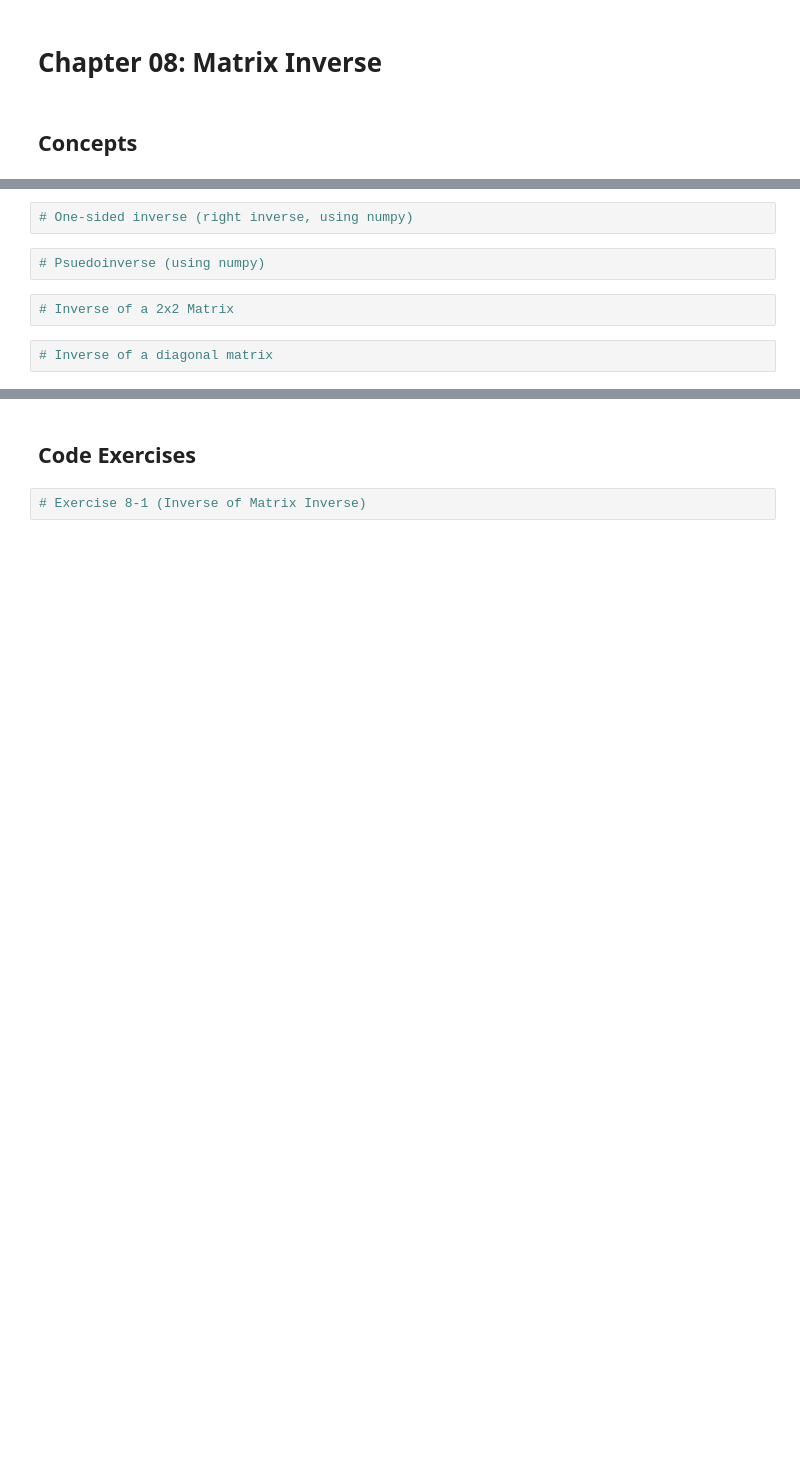
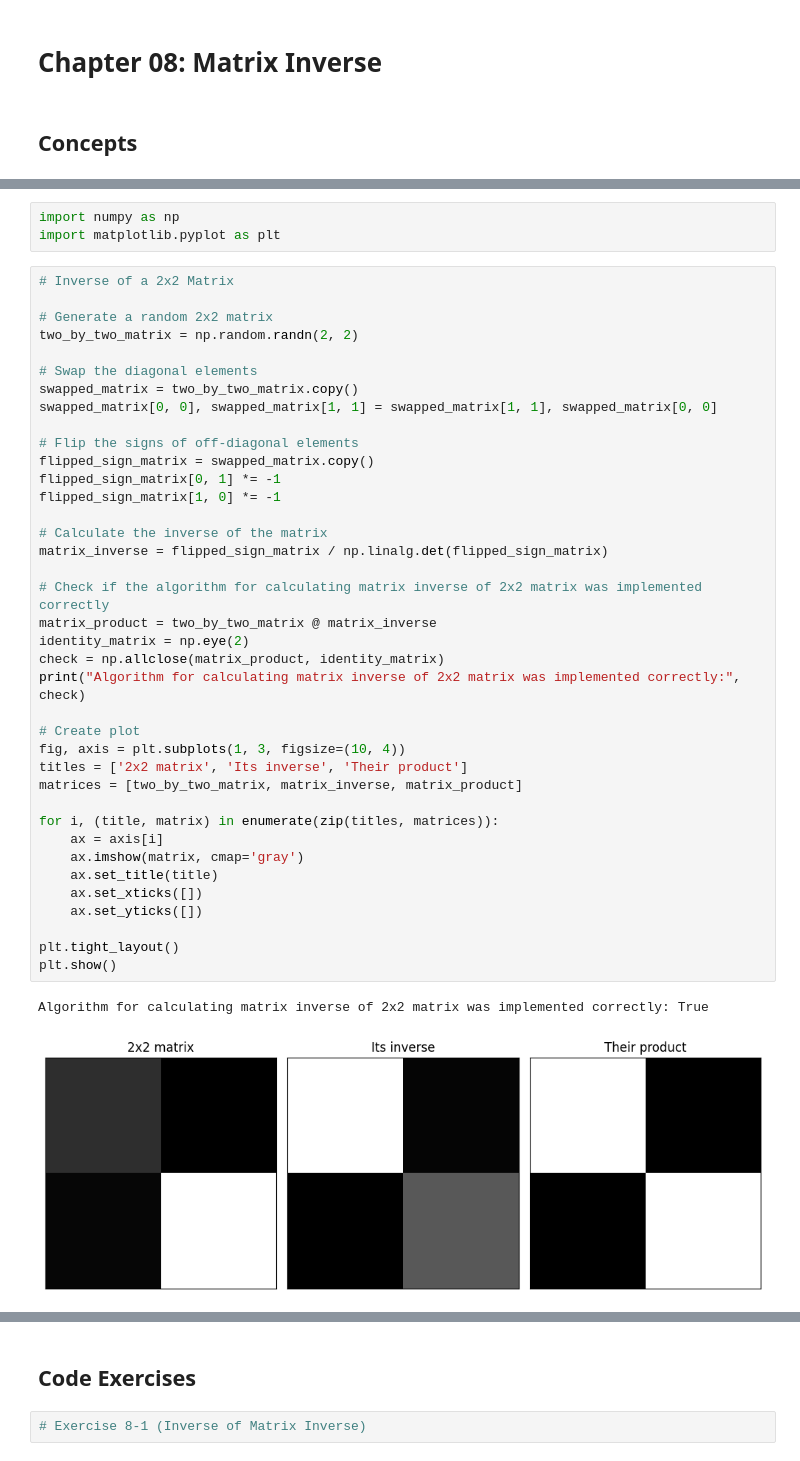
Before and after one commit to MiesnerJacob/practical-linear-algebra-for-data-science, a Jupyter notebook: 08-matrix-inverse.ipynb, the cells around one changed output, grey strips where cells are left out. Cells and saved outputs as stored; diff of their text form; blank space fills up the shorter version.

Commit message:
finished concepts fromm chapter 08 on matrix inverse

```diff
--- a/08-matrix-inverse.ipynb
+++ b/08-matrix-inverse.ipynb
@@ -9,8 +5,44 @@
-# %%
-# One-sided inverse (right inverse, using numpy)
-# %%
-# Psuedoinverse (using numpy)
-# %%
-# Inverse of a 2x2 Matrix
-# %%
-# Inverse of a diagonal matrix
+# %%
+import numpy as np
+import matplotlib.pyplot as plt
+# %%
+# Inverse of a 2x2 Matrix
+
+# Generate a random 2x2 matrix
+two_by_two_matrix = np.random.randn(2, 2)
+
+# Swap the diagonal elements
+swapped_matrix = two_by_two_matrix.copy()
+swapped_matrix[0, 0], swapped_matrix[1, 1] = swapped_matrix[1, 1], swapped_matrix[0, 0]
+
+# Flip the signs of off-diagonal elements
+flipped_sign_matrix = swapped_matrix.copy()
+flipped_sign_matrix[0, 1] *= -1
+flipped_sign_matrix[1, 0] *= -1
+
+# Calculate the inverse of the matrix
+matrix_inverse = flipped_sign_matrix / np.linalg.det(flipped_sign_matrix)
+
+# Check if the algorithm for calculating matrix inverse of 2x2 matrix was implemented correctly
+matrix_product = two_by_two_matrix @ matrix_inverse
+identity_matrix = np.eye(2)
+check = np.allclose(matrix_product, identity_matrix)
+print("Algorithm for calculating matrix inverse of 2x2 matrix was implemented correctly:", check)
+
+# Create plot
+fig, axis = plt.subplots(1, 3, figsize=(10, 4))
+titles = ['2x2 matrix', 'Its inverse', 'Their product']
+matrices = [two_by_two_matrix, matrix_inverse, matrix_product]
+
+for i, (title, matrix) in enumerate(zip(titles, matrices)):
+    ax = axis[i]
+    ax.imshow(matrix, cmap='gray')
+    ax.set_title(title)
+    ax.set_xticks([])
+    ax.set_yticks([])
+
+plt.tight_layout()
+plt.show()
+# %% [output]
+Algorithm for calculating matrix inverse of 2x2 matrix was implemented correctly: True
+[figure, added]
```
Also changed, not shown: parts of 7 cells of this notebook.
